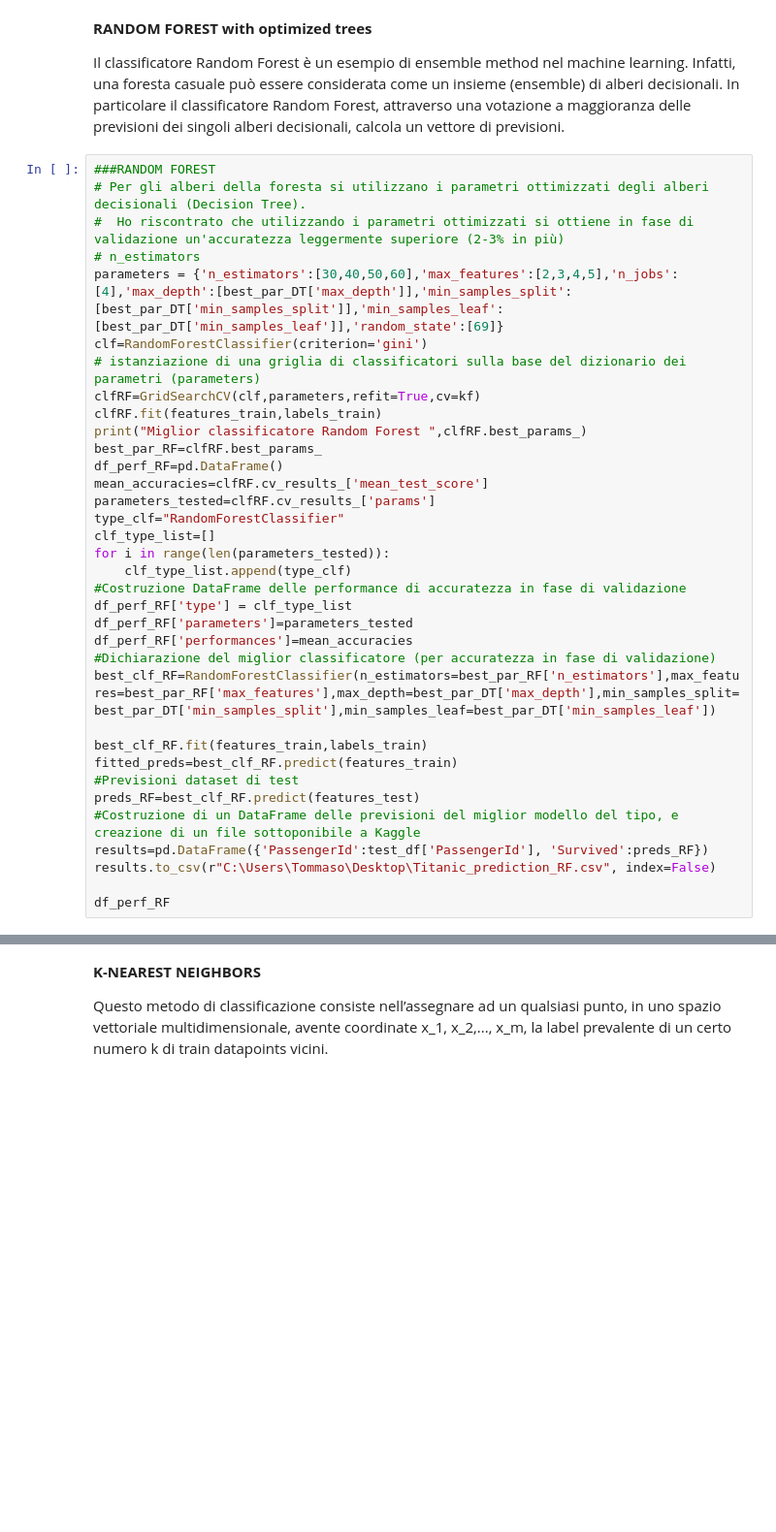
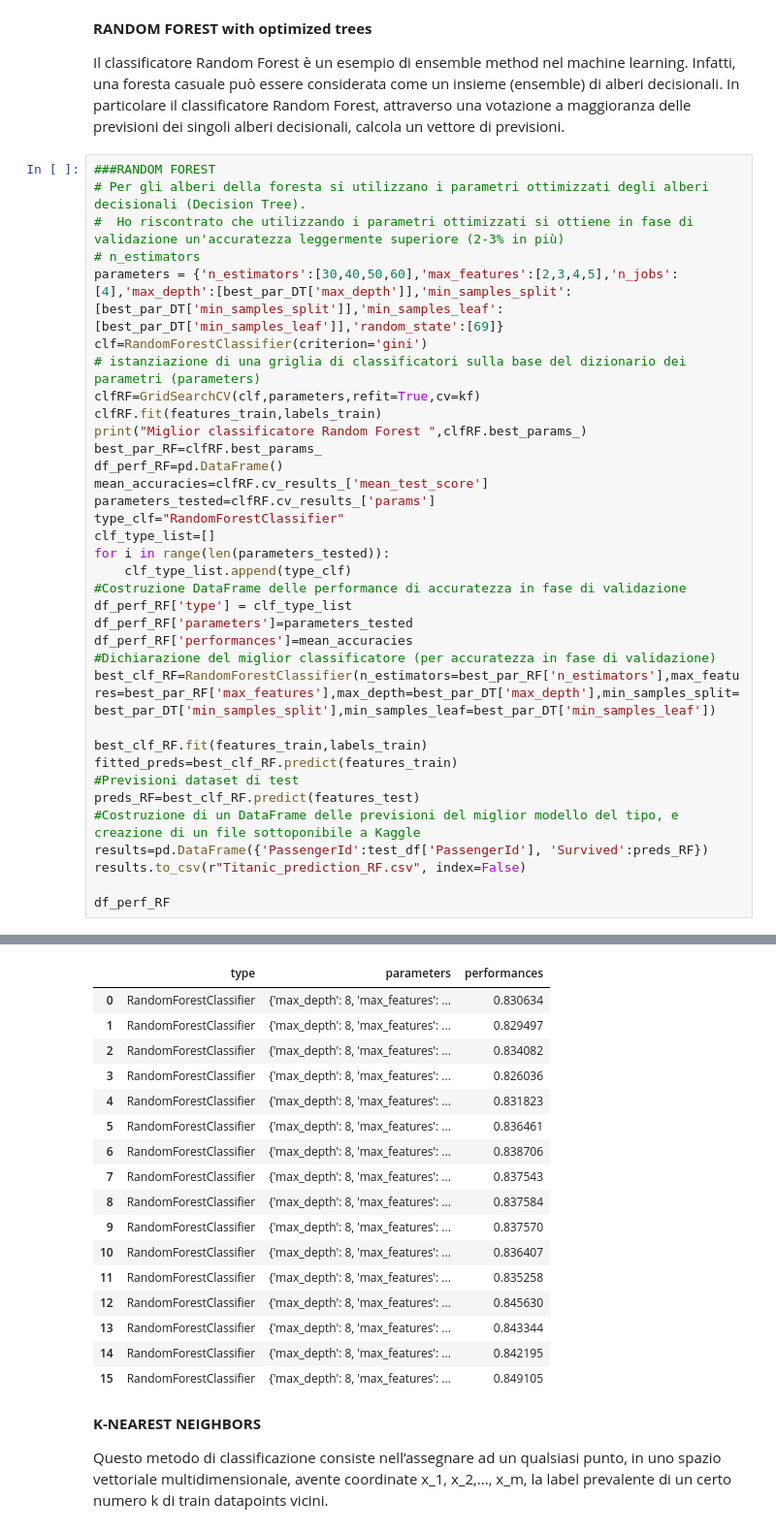
Before and after one commit to Tommaso4444/Predictions-on-Titanic-Survival, a Jupyter notebook: Barbiero Tommaso Notebook progetto.ipynb, the cells around one changed output, grey strips where cells are left out. Shown at 97% size. Cells and saved outputs as stored; diff of their text form; blank space fills up the shorter version.

```diff
--- a/Barbiero Tommaso Notebook progetto.ipynb
+++ b/Barbiero Tommaso Notebook progetto.ipynb
@@ -674,6 +789,7 @@ fitted_preds=best_clf_RF.predict(features_train)
 preds_RF=best_clf_RF.predict(features_test)
 #Costruzione di un DataFrame delle previsioni del miglior modello del tipo, e creazione di un file sottoponibile a Kaggle
 results=pd.DataFrame({'PassengerId':test_df['PassengerId'], 'Survived':preds_RF})
-results.to_csv(r"C:\Users\Tommaso\Desktop\Titanic_prediction_RF.csv", index=False)
+results.to_csv(r"Titanic_prediction_RF.csv", index=False)
 
 df_perf_RF
+# %% [output]
@@ -680,3 +797,20 @@ df_perf_RF
+|  | type | parameters | performances |
+| 0 | RandomForestClassifier | {'max_depth': 8, 'max_features': ... | 0.830634 |
+| 1 | RandomForestClassifier | {'max_depth': 8, 'max_features': ... | 0.829497 |
+| 2 | RandomForestClassifier | {'max_depth': 8, 'max_features': ... | 0.834082 |
+| 3 | RandomForestClassifier | {'max_depth': 8, 'max_features': ... | 0.826036 |
+| 4 | RandomForestClassifier | {'max_depth': 8, 'max_features': ... | 0.831823 |
+| 5 | RandomForestClassifier | {'max_depth': 8, 'max_features': ... | 0.836461 |
+| 6 | RandomForestClassifier | {'max_depth': 8, 'max_features': ... | 0.838706 |
+| 7 | RandomForestClassifier | {'max_depth': 8, 'max_features': ... | 0.837543 |
+| 8 | RandomForestClassifier | {'max_depth': 8, 'max_features': ... | 0.837584 |
+| 9 | RandomForestClassifier | {'max_depth': 8, 'max_features': ... | 0.837570 |
+| 10 | RandomForestClassifier | {'max_depth': 8, 'max_features': ... | 0.836407 |
+| 11 | RandomForestClassifier | {'max_depth': 8, 'max_features': ... | 0.835258 |
+| 12 | RandomForestClassifier | {'max_depth': 8, 'max_features': ... | 0.845630 |
+| 13 | RandomForestClassifier | {'max_depth': 8, 'max_features': ... | 0.843344 |
+| 14 | RandomForestClassifier | {'max_depth': 8, 'max_features': ... | 0.842195 |
+| 15 | RandomForestClassifier | {'max_depth': 8, 'max_features': ... | 0.849105 |
 # %% [markdown]
 **K-NEAREST NEIGHBORS**
 
```
Also changed, not shown: parts of 27 cells of this notebook.
